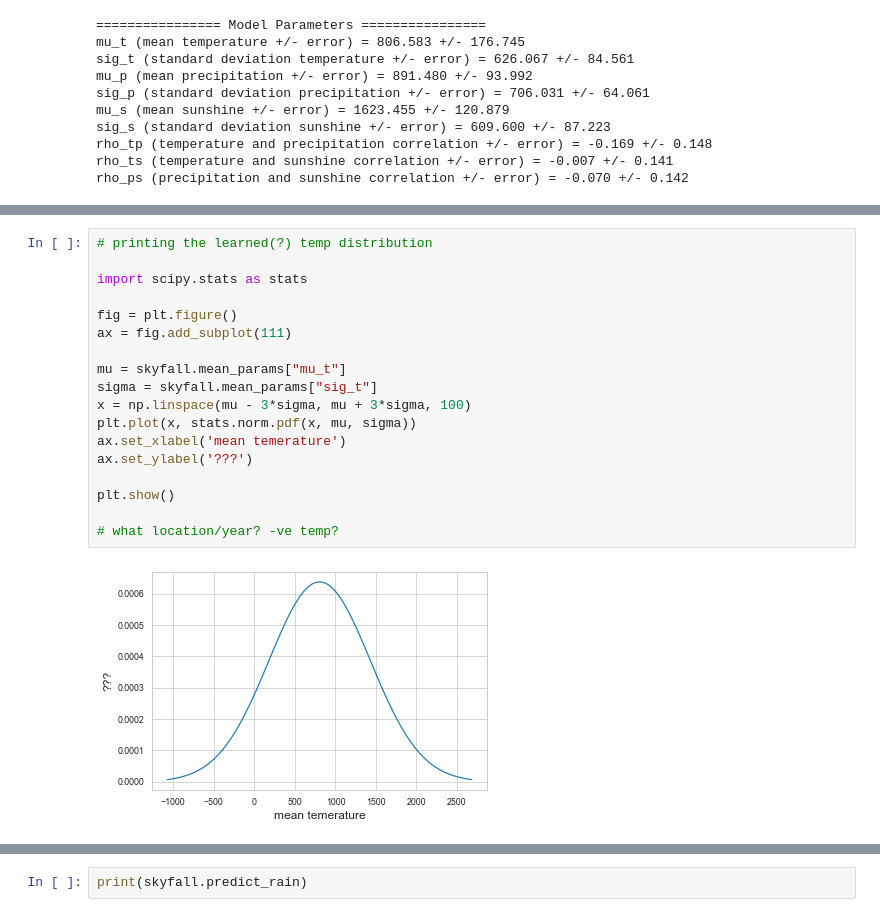
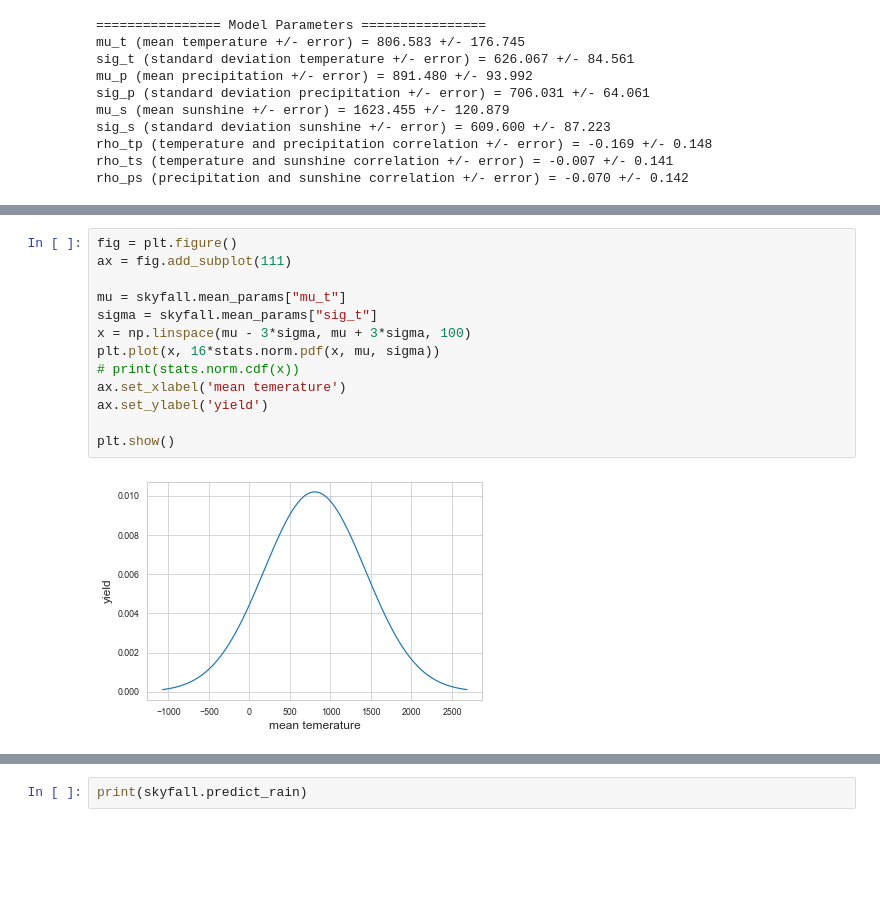
Before and after one commit to WillJRoper/SimFarm2030, a Jupyter notebook: notebooks/anisa_plots_aug21-2.ipynb, the cells around one changed output, grey strips where cells are left out. Cells and saved outputs as stored; diff of their text form; blank space fills up the shorter version.

```diff
--- a/notebooks/anisa_plots_aug21-2.ipynb
+++ b/notebooks/anisa_plots_aug21-2.ipynb
@@ -312,20 +293,15 @@ rho_ps (precipitation and sunshine correlation +/- error) = -0.070 +/- 0.142
 # %%
-# printing the learned(?) temp distribution
-
-import scipy.stats as stats
-
 fig = plt.figure()
 ax = fig.add_subplot(111)
 
 mu = skyfall.mean_params["mu_t"]
 sigma = skyfall.mean_params["sig_t"]
 x = np.linspace(mu - 3*sigma, mu + 3*sigma, 100)
-plt.plot(x, stats.norm.pdf(x, mu, sigma))
+plt.plot(x, 16*stats.norm.pdf(x, mu, sigma))
+# print(stats.norm.cdf(x))
 ax.set_xlabel('mean temerature')
-ax.set_ylabel('???')
+ax.set_ylabel('yield')
 
 plt.show()
-
-# what location/year? -ve temp?
 # %% [output]
-[figure, old version]
+[figure, new version]
```
Also changed, not shown: parts of 25 cells of this notebook, 1 other file.
